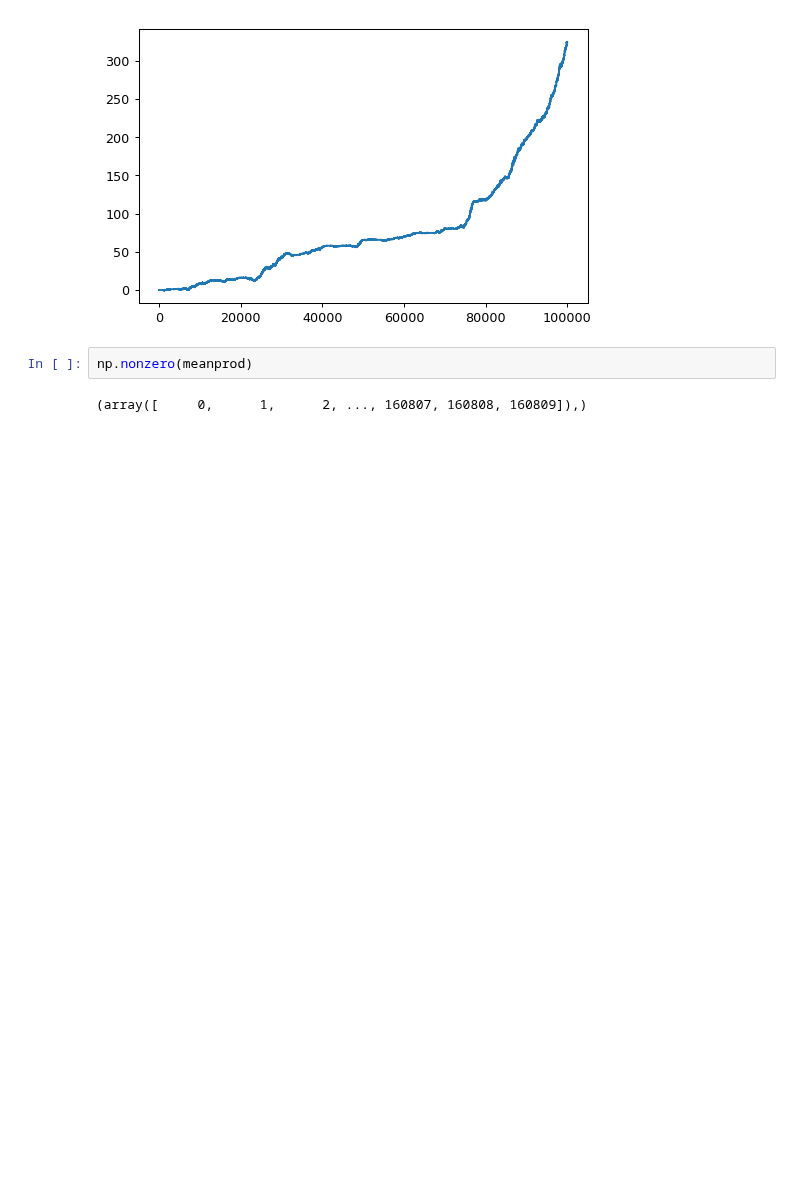
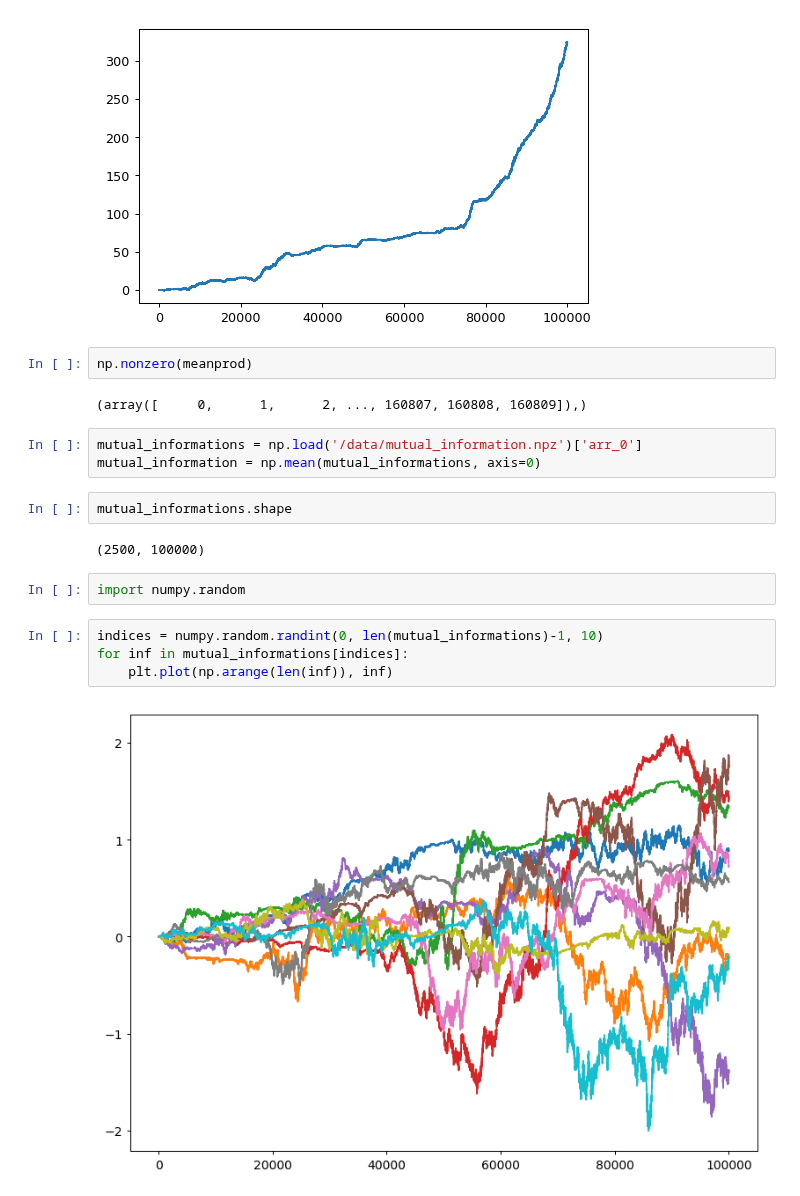
Before and after one commit to manuel-rhdt/master-thesis, a Jupyter notebook: analyzer/compare_likelihoods.ipynb, the cells around one changed output. Cells and saved outputs as stored; diff of their text form; blank space fills up the shorter version.

```diff
--- a/analyzer/compare_likelihoods.ipynb
+++ b/analyzer/compare_likelihoods.ipynb
@@ -96,3 +96,18 @@ plt.plot(np.arange(100000), -trylog[:100000])
 np.nonzero(meanprod)
 # %% [output]
 (array([     0,      1,      2, ..., 160807, 160808, 160809]),)
+# %%
+mutual_informations = np.load('/data/mutual_information.npz')['arr_0']
+mutual_information = np.mean(mutual_informations, axis=0)
+# %%
+mutual_informations.shape
+# %% [output]
+(2500, 100000)
+# %%
+import numpy.random
+# %%
+indices = numpy.random.randint(0, len(mutual_informations)-1, 10)
+for inf in mutual_informations[indices]:
+    plt.plot(np.arange(len(inf)), inf)
+# %% [output]
+[figure, added]
```
Also changed, not shown: parts of 3 cells of this notebook, 14 other files.
